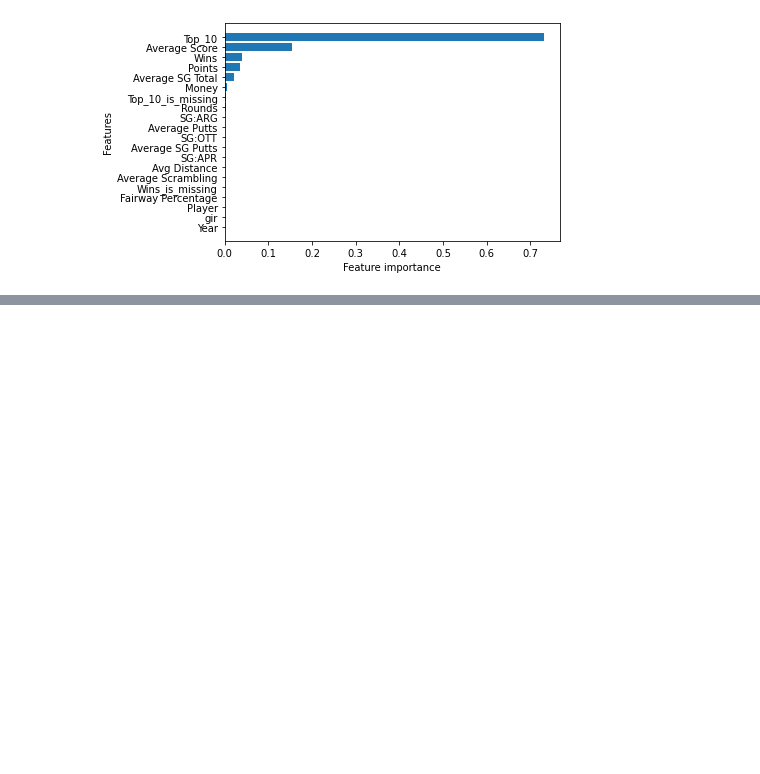
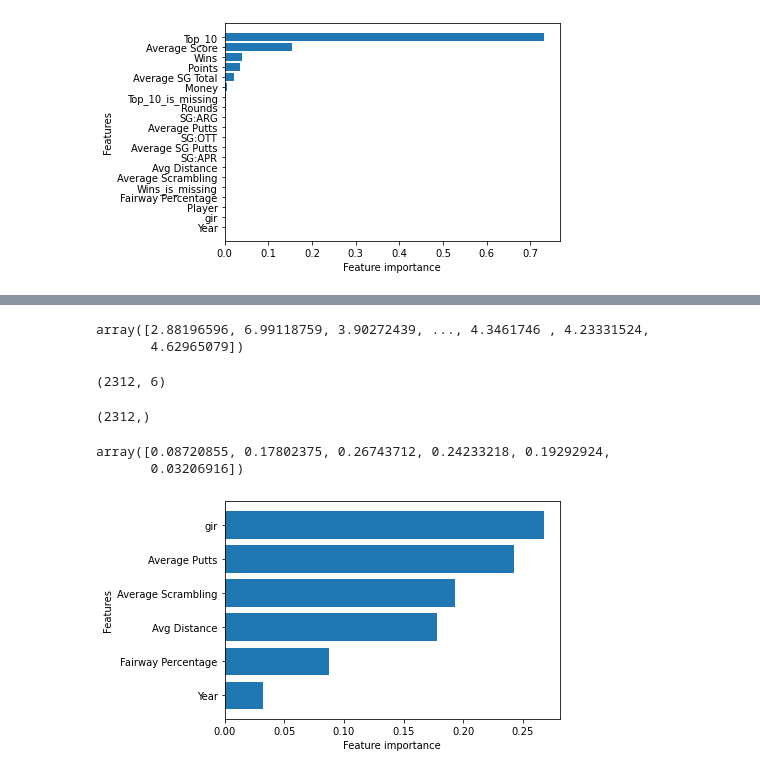
Before and after one commit to Nunnelee/pga-project, a Jupyter notebook: End-to-end-PGA-Best.ipynb, the cells around one changed output, grey strips where cells are left out. Saved outputs shown, nothing was run; the diff lists cells and outputs as text; code cells hidden in the pictures; blank space fills up the shorter version.

```diff
--- a/End-to-end-PGA-Best.ipynb
+++ b/End-to-end-PGA-Best.ipynb
@@ -1003,0 +1184,6 @@ Next step is to reformat the data to determine the "Best" from only the followin
+# %%
+# Split data into training and validation
+df2_val = df2[df2.Year == 2010]
+df2_train = df2[df2.Year != 2010]
+
+len(df2_val), len(df2_train)
@@ -1003,0 +1192,6 @@ Next step is to reformat the data to determine the "Best" from only the followin
+# %%
+# Split data into X & y
+X_train, y_train = df2_train.drop("Best", axis=1), df2_train.Best
+X_valid, y_valid = df2_val.drop("Best", axis=1), df2_val.Best
+
+X_train.shape, y_train.shape, X_valid.shape, y_valid.shape
@@ -1003,0 +1308,15 @@ Next step is to reformat the data to determine the "Best" from only the followin
+# %%
+%%time
+
+# Most ideal hyperparamters
+ideal_model = RandomForestRegressor(n_estimators=25,
+                                       min_samples_leaf=1,
+                                       min_samples_split=10,
+                                       max_features=0.5,
+                                       n_jobs=1,
+                                       max_samples=1000,
+                                       max_depth=None,
+                                       random_state=42)
+
+# Fit the ideal model
+ideal_model.fit(X_train, y_train)
@@ -1003,0 +1347,38 @@ Next step is to reformat the data to determine the "Best" from only the followin
+# %%
+# Make predictions on the test data
+test_preds_X = ideal_model.predict(X)
+test_preds_X
+# %% [output]
+array([2.88196596, 6.99118759, 3.90272439, ..., 4.3461746 , 4.23331524,
+       4.62965079])
+# %%
+X.shape
+# %% [output]
+(2312, 6)
+# %%
+y.shape
+# %% [output]
+(2312,)
+# %%
+ideal_model.feature_importances_
+# %% [output]
+array([0.08720855, 0.17802375, 0.26743712, 0.24233218, 0.19292924,
+       0.03206916])
+# %%
+# Helper function for plotting feature importance
+def plot_features(columns, importances, n=6):
+    df2 = (pd.DataFrame({"features": columns,
+                       "feature_importances": importances})
+         .sort_values("feature_importances", ascending=False)
+         .reset_index(drop=True))
+
+    # Plot the dataframe
+    fig, ax = plt.subplots()
+    ax.barh(df2["features"][:n], df2["feature_importances"][:6])
+    ax.set_ylabel("Features")
+    ax.set_xlabel("Feature importance")
+    ax.invert_yaxis()
+# %%
+plot_features(X_train.columns, ideal_model.feature_importances_)
+# %% [output]
+[figure, added]
```
Also changed, not shown: parts of 46 cells of this notebook.
